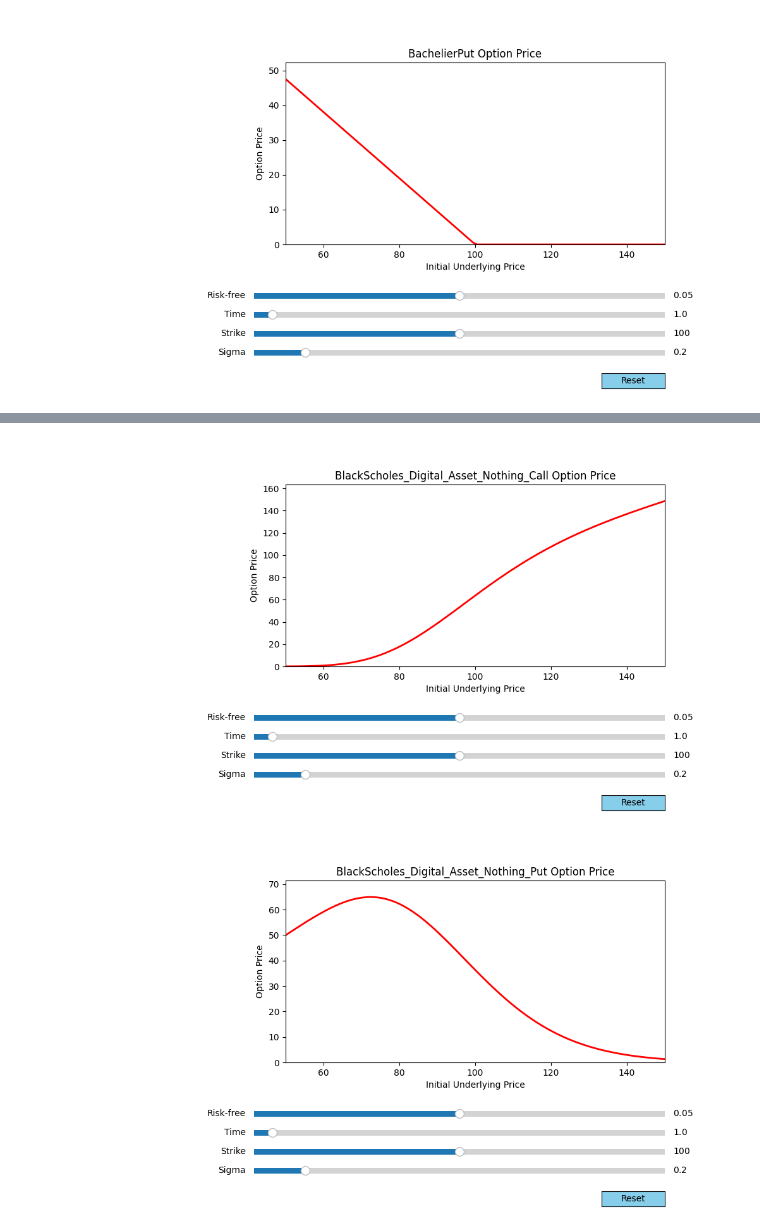
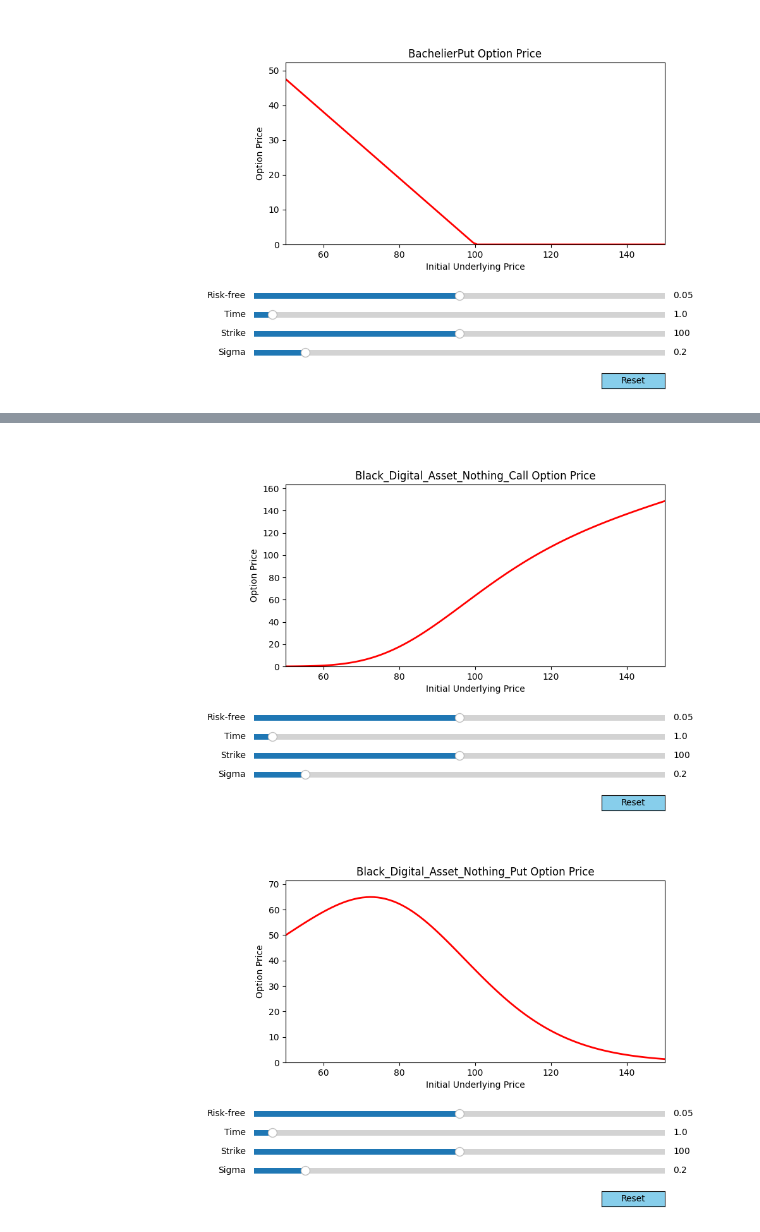
Before and after one commit to BennyAng48/QF620, a Jupyter notebook: Project/Project_Part1_v1.ipynb, the cells around one changed output, grey strips where cells are left out. Cells and saved outputs as stored; diff of their text form; code cells hidden in the pictures.

Commit message:
Project Part 1 with charts

```diff
--- a/Project/Project_Part1_v1.ipynb
+++ b/Project/Project_Part1_v1.ipynb
@@ -249,0 +290,18 @@ def BlackPut(F0:int,
+# %%
+def Black_Digital_Asset_Nothing_Call(S0:int,
+                                     K:int,
+                                     r:int,
+                                     sigma:int,
+                                     T:int):
+
+    F0 = np.exp(r*T)*S0
+
+    # Refer to last line in slide 16. This is NOT the same d1 used in BlackScholes
+    d1 = (np.log(F0/K) + 0.5 * (sigma**2) * T) / (sigma*np.sqrt(T))
+
+    d2 = d1 - sigma*np.sqrt(T)
+
+    # This is the first part of the vanilla Black call. When cash=K, the Asset or nothing call is equal to the cash or nothing call + vanilla call
+    value = np.exp(-r*T) * (F0 * norm.cdf(d1))
+
+    return value
@@ -354,8 +879,8 @@ OptionsModel(BlackPut)
 # %%
-OptionsModel(BlackScholes_Digital_Asset_Nothing_Call)
+OptionsModel(Black_Digital_Asset_Nothing_Call)
 # %% [output]
-[figure, old version]
+[figure, new version]
 # %%
-OptionsModel(BlackScholes_Digital_Asset_Nothing_Put)
+OptionsModel(Black_Digital_Asset_Nothing_Put)
 # %% [output]
-[figure, old version]
+[figure, new version]
```
Also changed, not shown: parts of 36 cells of this notebook.
